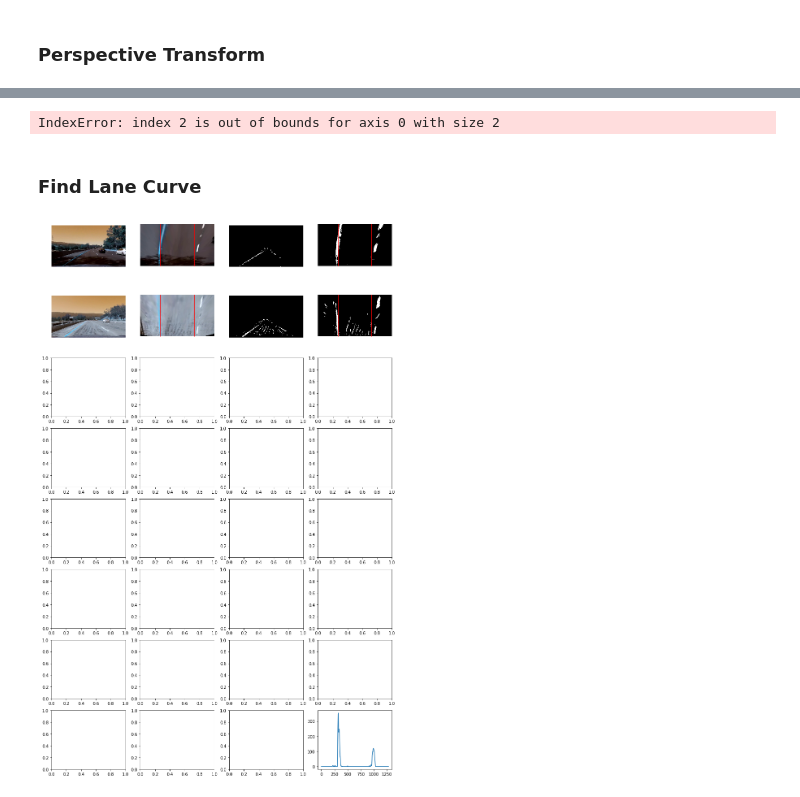
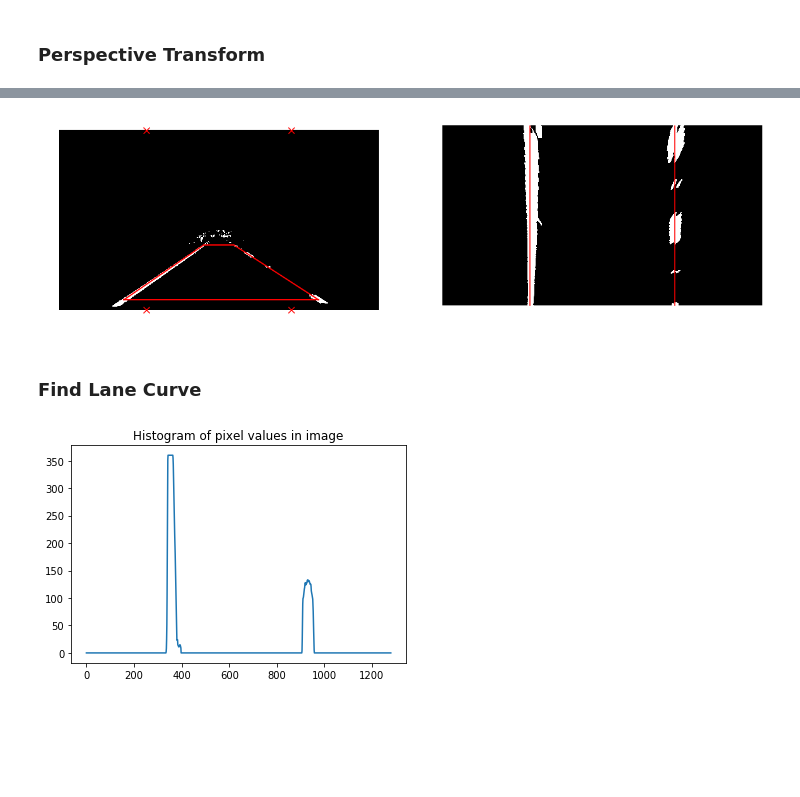
Before and after one commit to scrottty/CarND-Advanced-Lane-Lines, a Jupyter notebook: workbook_images.ipynb, the cells around one changed output, grey strips where cells are left out. Drawn from its saved outputs; the diff is of its cells as text; code cells hidden in the pictures; blank space fills up the shorter version.

```diff
--- a/workbook_images.ipynb
+++ b/workbook_images.ipynb
@@ -148,8 +154,9 @@ def plotImagesGray(images):
 # %%
 # Load Test Images from file
 filelist=[]
-for file in os.listdir('./test_images/hardImages/'):
+for file in os.listdir('./test_images'):
     if file.endswith('.jpg'):
-        filelist.append('./hardImages/{}'.format(file))
-
+        filelist.append(file)
+#         filelist.append('./hardImages/{}'.format(file))
+print(filelist)
 images = [cv2.imread('./test_images/{}'.format(image)) for image in filelist]
@@ -370,9 +389,9 @@ gradientMag = []
 gradientDir = []
 binary_gradient = []
 for image in imagesUndist:
-    grad_absx = gradient_abs(image, orient='x', sobel_kernel=15, thresh=(20,200))
-    grad_absy = gradient_abs(image, orient='y', sobel_kernel=15, thresh=(20,200))
-    grad_mag = gradient_mag(image, sobel_kernel=15, thresh=(40,200))
+    grad_absx = gradient_abs(image, orient='x', sobel_kernel=15, thresh=(55,200))
+    grad_absy = gradient_abs(image, orient='y', sobel_kernel=15, thresh=(40,200))
+    grad_mag = gradient_mag(image, sobel_kernel=15, thresh=(50,200))
     grad_dir = gradient_dir(image, sobel_kernel=15, thresh=(0.7,1.1))
     gradientAbsx.append(grad_absx)
     gradientAbsy.append(grad_absy)
@@ -387,6 +406,6 @@ for image in imagesUndist:
 # plotImagesGray(gradientMag)
 # plotImagesGray(gradientDir)
 # plotImagesGray(binary_gradient)
-binary_gradient_mask = [region_of_interest(image, vertices) for image in binary_gradient]
+binary_gradient_mask = [region_of_interest(image, vertices) for image in gradientAbsx]
 plotImagesGray(binary_gradient_mask)
 # %% [output]
@@ -396,12 +415,12 @@ plotImagesGray(binary_gradient_mask)
 def gradient(images):
     newImages = []
     for image in images:
-        grad_absx = gradient_abs(image, orient='x', sobel_kernel=15, thresh=(20,200))
+        grad_absx = gradient_abs(image, orient='x', sobel_kernel=15, thresh=(50,200))
         grad_absy = gradient_abs(image, orient='y', sobel_kernel=15, thresh=(20,200))
         grad_mag = gradient_mag(image, sobel_kernel=15, thresh=(40,200))
         grad_dir = gradient_dir(image, sobel_kernel=15, thresh=(0.7,1.1))
         binary_grad = np.zeros_like(grad_absx)
-        binary_grad[((grad_absx==1)&(grad_absy==1)) | ((grad_mag==1)&(grad_dir==1))]=1
+        binary_grad[((grad_absx==1)&(grad_absy==1))]=1 #&((grad_mag==1)) | (grad_dir==1)
         newImages.append(grad_absx)#binary_grad)
     return np.array(newImages)
 
@@ -466,22 +485,31 @@ warped_images = [cv2.warpPerspective(image, M, (imshape[1], imshape[0]), flags=c
                      for image in imagesUndist]
 warped_binaries = [cv2.warpPerspective(image, M, (imshape[1], imshape[0]), flags=cv2.INTER_LINEAR)
                        for image in combined_binaries]
-f, ax = plt.subplots(8,4, figsize=(15,25))
+f, ax = plt.subplots(1,2, figsize=(20,20))
 ax = ax.ravel()
 # f.tight_layout()
-for i in range(0,len(ax),4):
-    ax[i].imshow(imagesUndist[int(i/4)])
+for i in range(0,len(ax),2):
+#     ax[i].imshow(imagesUndist[int(i/4)])
+#     ax[i].axis('off')
+#     ax[i+1].imshow(warped_images[int(i/4)])
+#     ax[i+1].axis('off')
+#     ax[i+1].plot([dst[0,0], dst[3,0]], [dst[0,1], dst[3,1]], c='r')
+#     ax[i+1].plot([dst[1,0], dst[2,0]], [dst[1,1], dst[2,1]], c='r')
+    ax[i].imshow(combined_binaries[int(i/4)], cmap='gray')
+    ax[i].plot([src[0,0],src[1,0]], [src[0,1],src[1,1]], c='r', lw=2)
+    ax[i].plot([src[1,0],src[2,0]], [src[1,1],src[2,1]], c='r', lw=2)
+    ax[i].plot([src[2,0],src[3,0]], [src[2,1],src[3,1]], c='r', lw=2)
+    ax[i].plot([src[3,0],src[0,0]], [src[3,1],src[0,1]], c='r', lw=2)
+    ax[i].scatter(dst[0,0], dst[0,1], marker='x', c='r', s=100)
+    ax[i].scatter(dst[1,0], dst[1,1], marker='x', c='r', s=100)
+    ax[i].scatter(dst[2,0], dst[2,1], marker='x', c='r', s=100)
+    ax[i].scatter(dst[3,0], dst[3,1], marker='x', c='r', s=100)
     ax[i].axis('off')
-    ax[i+1].imshow(warped_images[int(i/4)])
+
+    ax[i+1].imshow(warped_binaries[int(i/4)], cmap='gray')
     ax[i+1].axis('off')
     ax[i+1].plot([dst[0,0], dst[3,0]], [dst[0,1], dst[3,1]], c='r')
     ax[i+1].plot([dst[1,0], dst[2,0]], [dst[1,1], dst[2,1]], c='r')
-    ax[i+2].imshow(combined_binaries[int(i/4)], cmap='gray')
-    ax[i+2].axis('off')
-    ax[i+3].imshow(warped_binaries[int(i/4)], cmap='gray')
-    ax[i+3].axis('off')
-    ax[i+3].plot([dst[0,0], dst[3,0]], [dst[0,1], dst[3,1]], c='r')
-    ax[i+3].plot([dst[1,0], dst[2,0]], [dst[1,1], dst[2,1]], c='r')
 plt.show()
 
 
@@ -491,16 +519,17 @@ plt.show()
 # plt.plot([dst[1,0], dst[2,0]], [dst[1,1], dst[2,1]], c='r')
 # plt.show()
 # %% [output]
-IndexError: index 2 is out of bounds for axis 0 with size 2
+[figure, added]
 # %% [markdown]
 ### Find Lane Curve
 # %%
 testImage = warped_binaries[0]
 histogram = np.sum(testImage[imshape[0]//2:,:], axis=0)
 plt.plot(histogram)
+plt.title('Histogram of pixel values in image')
 plt.show()
 # %% [output]
-[figure, old version]
+[figure, new version]
 # %%
 def fitLine(x, y, order):
     # Fit line
```
Also changed, not shown: parts of 24 cells of this notebook, 36 other files.
